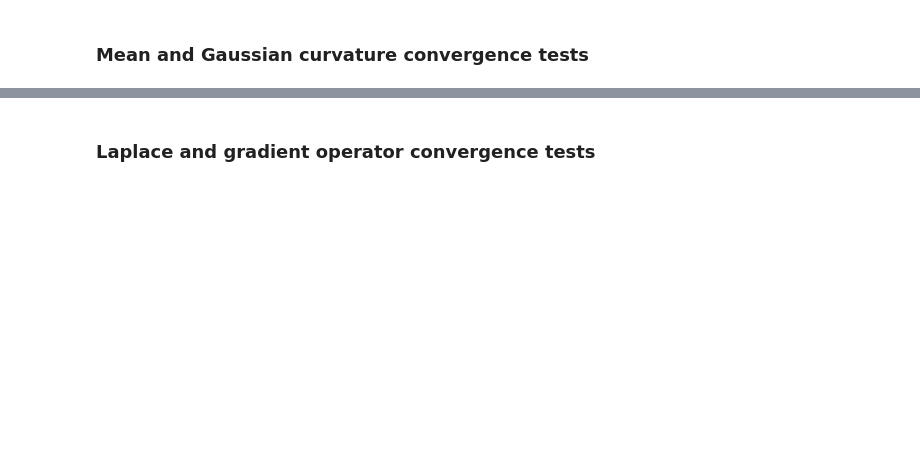
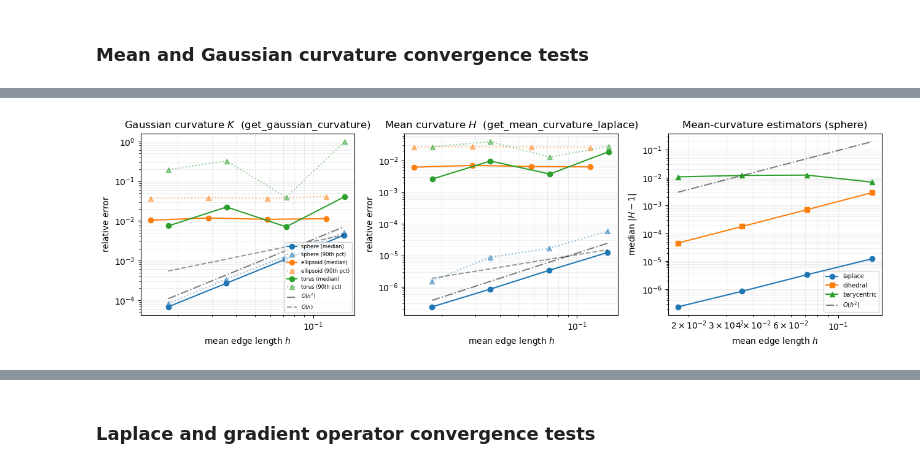
Before and after one commit to nikolas-claussen/triangulax, a Jupyter notebook: nbs/tutorials/_convergence_tests.ipynb, the cells around one changed output, grey strips where cells are left out. Drawn from its saved outputs; the diff is of its cells as text; code cells hidden in the pictures; blank space fills up the shorter version.

Commit message:
first iteration of convergence tests

```diff
--- a/nbs/tutorials/_convergence_tests.ipynb
+++ b/nbs/tutorials/_convergence_tests.ipynb
@@ -54,7 +55,7 @@ def get_mean_curvature_barycentric(vertices: Float[jax.Array, "V D"], hemesh: He
 ### Loading the test meshes
 # %%
 MESH_DIR = "tutorial_meshes/refinement_tests"
-AVAILABLE_RESOLUTIONS = [0.5, 1, 2, 4] # available resolutions (edge lengths as % of bounding box diagonal)
+AVAILABLE_RESOLUTIONS = [0.25, 0.5, 1, 2, 4] # available resolutions (edge lengths as % of bounding box diagonal)
 # %%
 def load_sphere(resolution, radius=1):
     """Loads, centers, and scales a sphere mesh from the MESH_DIR directory."""
@@ -107,2 +223,64 @@ plt.axis('equal')
+# %%
+# --- small helpers used by the convergence tests below ---
+def mean_edge_length(vertices, hemesh):
+    """Refinement parameter h: the mean primal edge length."""
+    return float(geom.get_he_length(vertices, hemesh).mean())
+
+def align_sign(H_analytic, n_analytic, vertices, hemesh):
+    """Flip the analytic mean curvature to match the mesh's (discrete) normal orientation."""
+    s = jnp.sign(jnp.sum(geom.get_vertex_normals(vertices, hemesh) * n_analytic))
+    return H_analytic * s
+
+def relative_error(discrete, exact, mask=None):
+    """Per-entry relative error |discrete - exact| / |exact|, optionally masked to interior vertices."""
+    if mask is not None:
+        discrete, exact = discrete[mask], exact[mask]
+    return jnp.abs(discrete - exact) / jnp.clip(jnp.abs(exact), 1e-12)
 # %% [markdown]
 ### Mean and Gaussian curvature convergence tests
+# %%
+fig, ax = plt.subplots(1, 3, figsize=(13, 4))
+sphere_ref = {}
+for name in ["sphere", "ellipsoid", "torus"]:
+    hs, Kmed, Kp90, Hmed, Hp90 = [], [], [], [], []
+    for res in AVAILABLE_RESOLUTIONS:
+        v, hm = LOADERS[name](res)
+        Kx, Hx, nx = analytic_curvature(name, v)
+        Hx = align_sign(Hx, nx, v, hm)
+        mask = jnp.ones(v.shape[0], bool) if name in CLOSED_SURFACES else ~hm.is_bdry
+        rK = relative_error(geom.get_gaussian_curvature(v, hm), Kx, mask)
+        rH = relative_error(geom.get_mean_curvature_laplace(v, hm), Hx, mask)
+        hs.append(mean_edge_length(v, hm))
+        Kmed.append(float(jnp.median(rK))); Kp90.append(float(jnp.percentile(rK, 90)))
+        Hmed.append(float(jnp.median(rH))); Hp90.append(float(jnp.percentile(rH, 90)))
+    ax[0].loglog(hs, Kmed, 'o-', color=COLORS[name], label=f"{name} (median)")
+    ax[0].loglog(hs, Kp90, '^:', color=COLORS[name], alpha=.5, label=f"{name} (90th pct)")
+    ax[1].loglog(hs, Hmed, 'o-', color=COLORS[name]); ax[1].loglog(hs, Hp90, '^:', color=COLORS[name], alpha=.5)
+    if name == "sphere": sphere_ref = dict(h=hs, K=Kmed, H=Hmed)
+
+# reference O(h) and O(h^2) slopes, anchored to the sphere curve
+hr = jnp.array([min(sphere_ref["h"]), max(sphere_ref["h"])])
+for a_, base in zip(ax[:2], [sphere_ref["K"][0], sphere_ref["H"][0]]):
+    a_.loglog(hr, base*1.6*(hr/hr[0])**2, 'k-.', alpha=.5, label="$O(h^2)$")
+    a_.loglog(hr, base*8.0*(hr/hr[0]),    'k--', alpha=.4, label="$O(h)$")
+ax[0].set_title("Gaussian curvature $K$  (get_gaussian_curvature)")
+ax[1].set_title("Mean curvature $H$  (get_mean_curvature_laplace)")
+ax[0].legend(fontsize=6, loc="lower right")
+
+# panel 3: three mean-curvature estimators on the (near-regular) sphere mesh
+methods = {"laplace": geom.get_mean_curvature_laplace,
+           "dihedral": geom.get_mean_curvature_dihedral,
+           "barycentric": get_mean_curvature_barycentric}
+for (label, fn), mk in zip(methods.items(), ['o-', 's-', '^-']):
+    hs, em = [], []
+    for res in AVAILABLE_RESOLUTIONS:
+        v, hm = load_sphere(res)
+        hs.append(mean_edge_length(v, hm)); em.append(float(jnp.median(jnp.abs(fn(v, hm) - 1.0))))
+    ax[2].loglog(hs, em, mk, label=label)
+ax[2].loglog(hr, 3e-3*(hr/hr[0])**2, 'k-.', alpha=.5, label="$O(h^2)$")
+ax[2].set_title("Mean-curvature estimators (sphere)"); ax[2].legend(fontsize=7)
+ax[2].set_ylabel("median $|H-1|$")
+for a_ in ax: a_.set_xlabel("mean edge length $h$"); a_.grid(True, which="both", alpha=.2)
+ax[0].set_ylabel("relative error"); ax[1].set_ylabel("relative error")
+fig.tight_layout(); plt.show()
+# %% [output]
@@ -108,0 +304 @@ plt.axis('equal')
+[figure, added]
```
Also changed, not shown: parts of 23 cells of this notebook, 2 other files.
